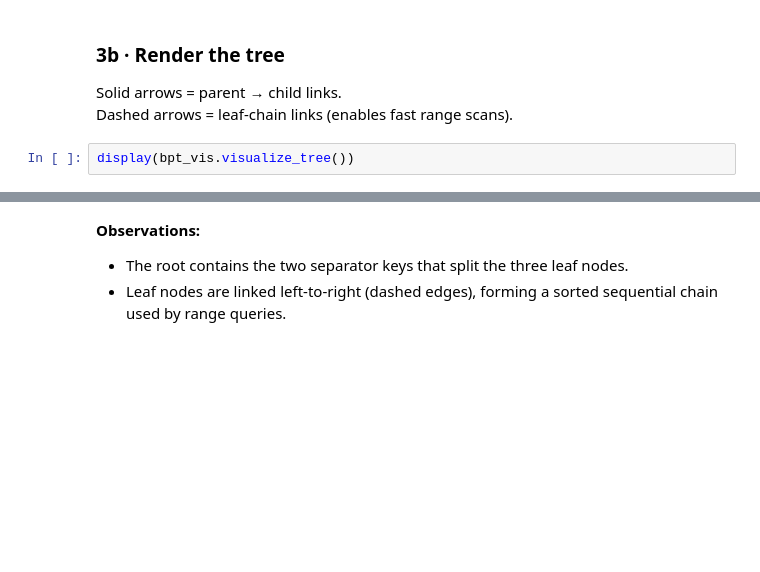
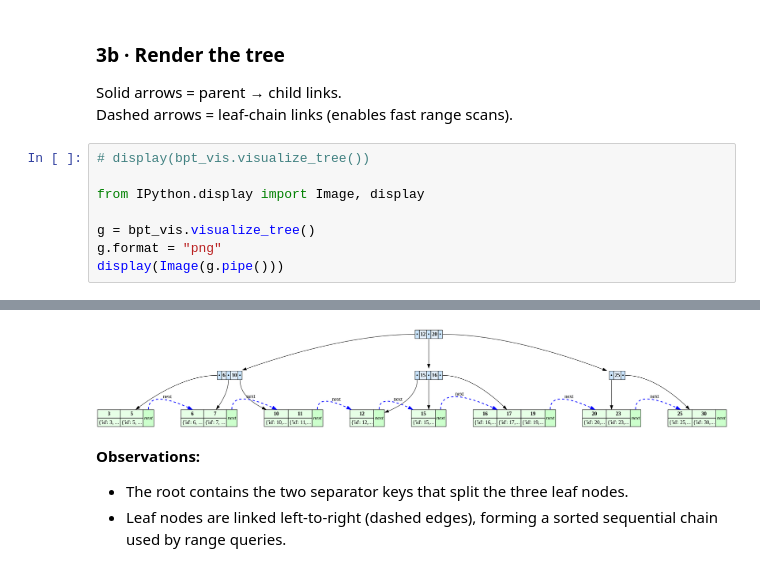
Before and after one commit to 23110281/db_track1_assignment2, a Jupyter notebook: Module1/report.ipynb, the cells around one changed output, grey strips where cells are left out. Drawn from its saved outputs; the diff is of its cells as text; blank space fills up the shorter version.

```diff
--- a/Module1/report.ipynb
+++ b/Module1/report.ipynb
@@ -78,5 +78,11 @@ Table created with 15 records (B+ Tree order=4)
 Solid arrows = parent → child links.
 Dashed arrows = leaf-chain links (enables fast range scans).
 # %%
-display(bpt_vis.visualize_tree())
+# display(bpt_vis.visualize_tree())
+
+from IPython.display import Image, display
+
+g = bpt_vis.visualize_tree()
+g.format = "png"
+display(Image(g.pipe()))
 # %% [output]
@@ -84,3 +89,4 @@ display(bpt_vis.visualize_tree())
+[figure, added]
 # %% [markdown]
 **Observations:**
 - The root contains the two separator keys that split the three leaf nodes.
```
Also changed, not shown: parts of 8 cells of this notebook.
